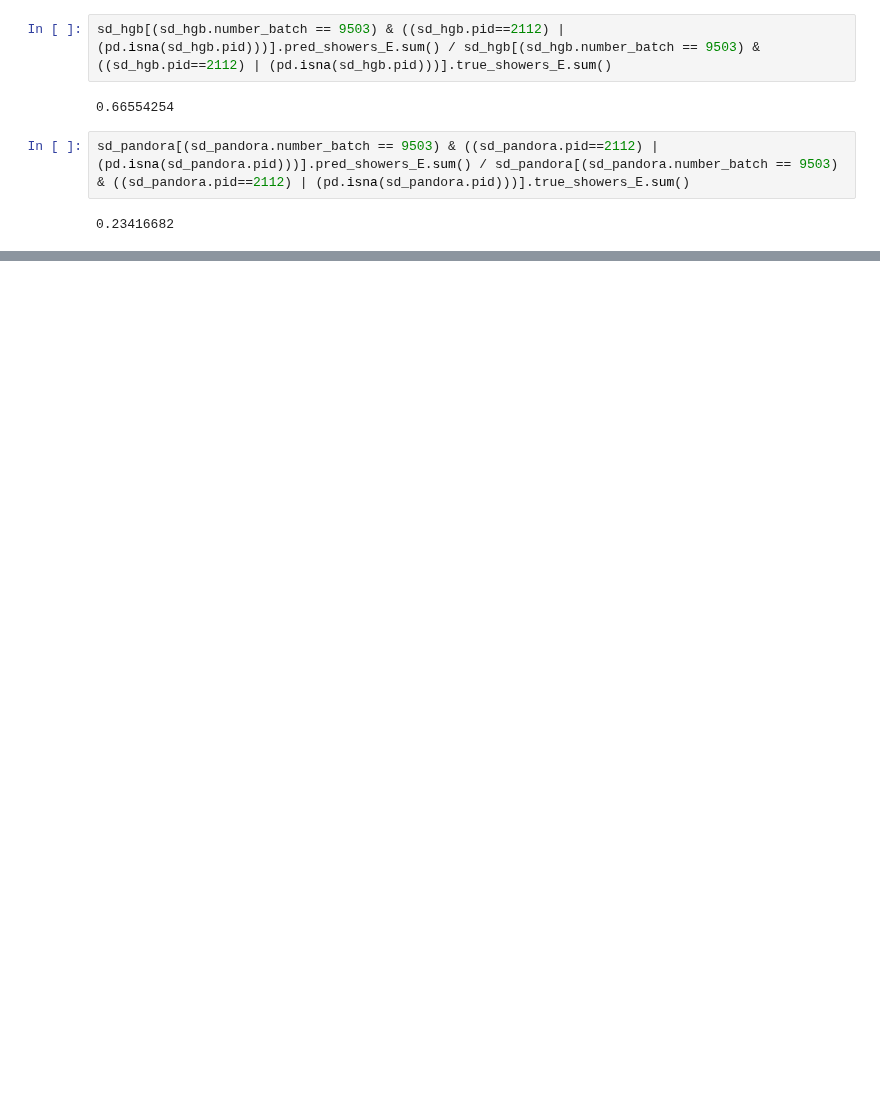
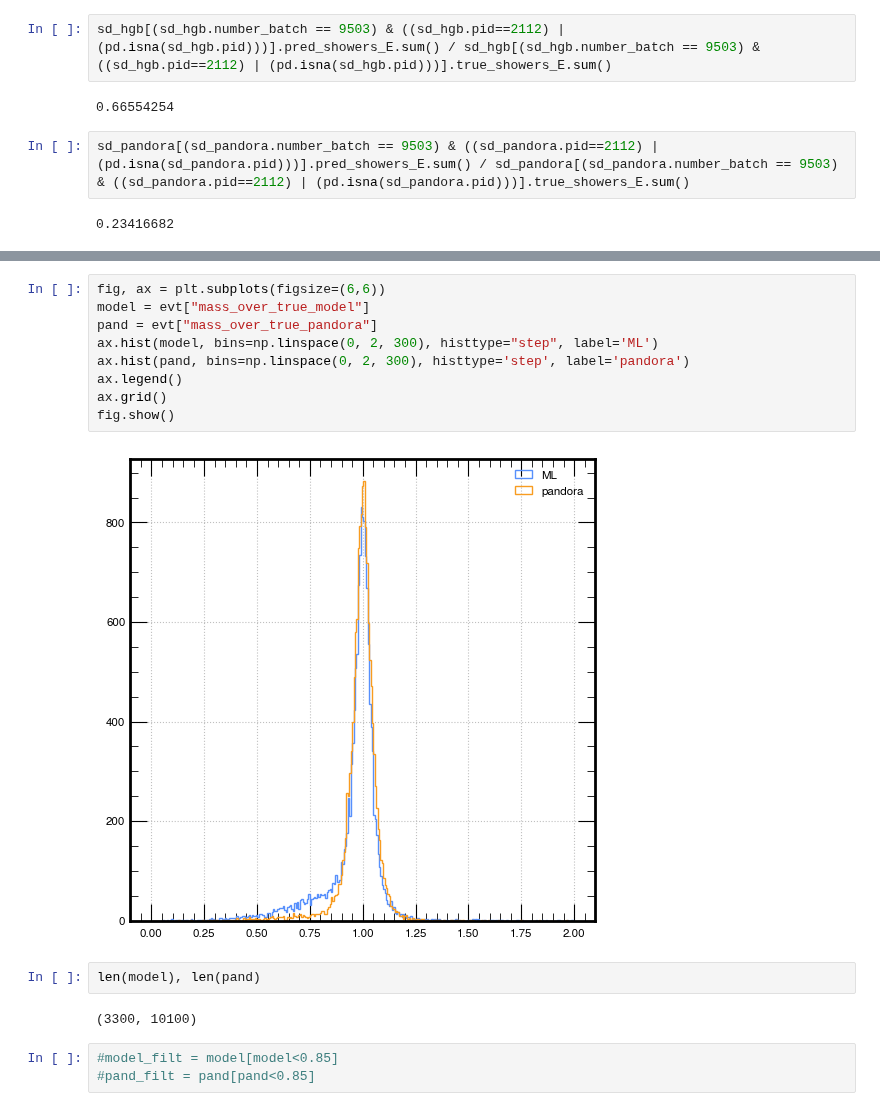
Before and after one commit to selvaggi/mlpf, a Jupyter notebook: notebooks/lowE_particles.ipynb, the cells around one changed output, grey strips where cells are left out. Cells and saved outputs as stored; diff of their text form; blank space fills up the shorter version.

```diff
--- a/notebooks/lowE_particles.ipynb
+++ b/notebooks/lowE_particles.ipynb
@@ -167,0 +169,18 @@ NameError: name 'get_response_for_event_energy' is not defined
+# %%
+fig, ax = plt.subplots(figsize=(6,6))
+model = evt["mass_over_true_model"]
+pand = evt["mass_over_true_pandora"]
+ax.hist(model, bins=np.linspace(0, 2, 300), histtype="step", label='ML')
+ax.hist(pand, bins=np.linspace(0, 2, 300), histtype='step', label='pandora')
+ax.legend()
+ax.grid()
+fig.show()
+# %% [output]
+[figure, added]
+# %%
+len(model), len(pand)
+# %% [output]
+(3300, 10100)
+# %%
+#model_filt = model[model<0.85]
+#pand_filt = pand[pand<0.85]
```
Also changed, not shown: parts of 19 cells of this notebook, 4 other files.
